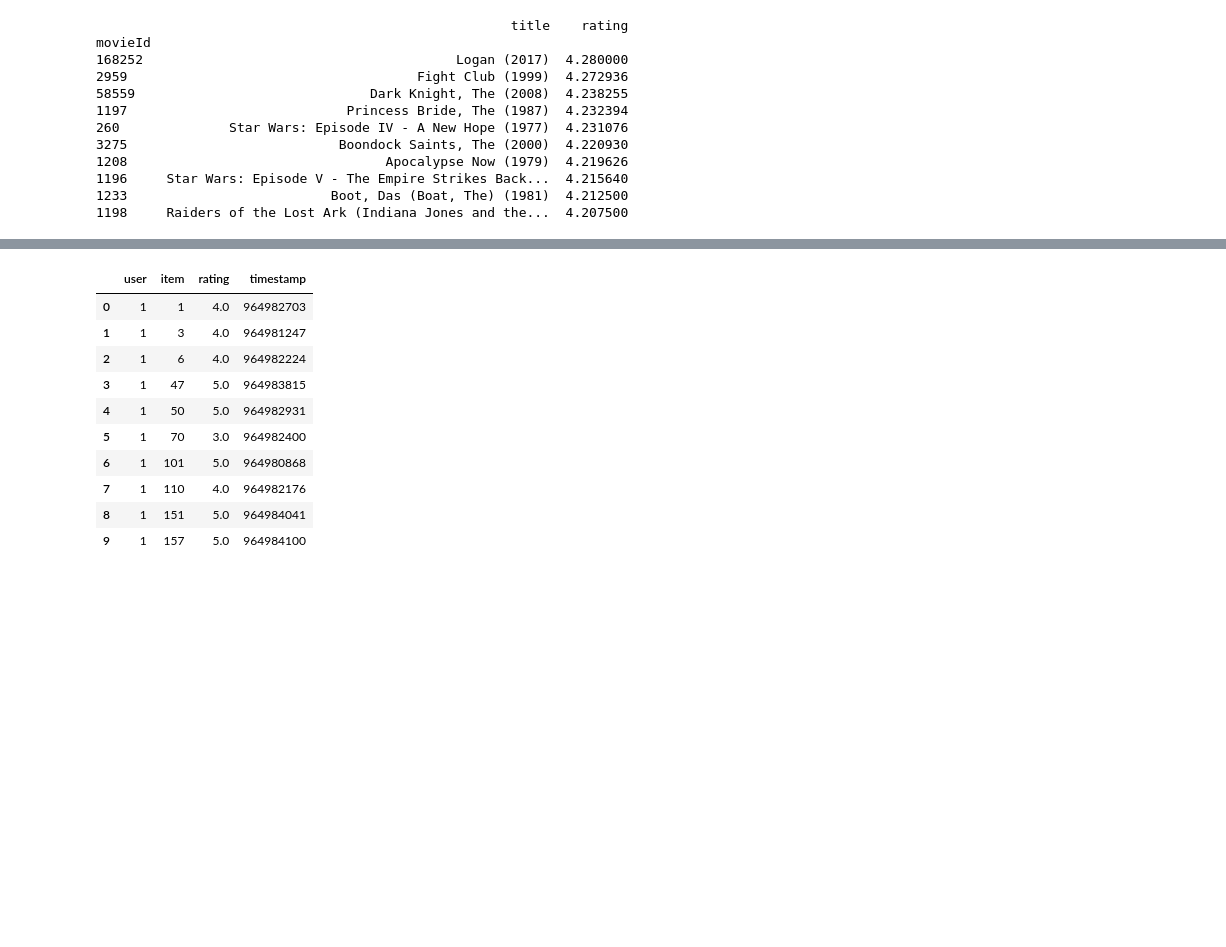
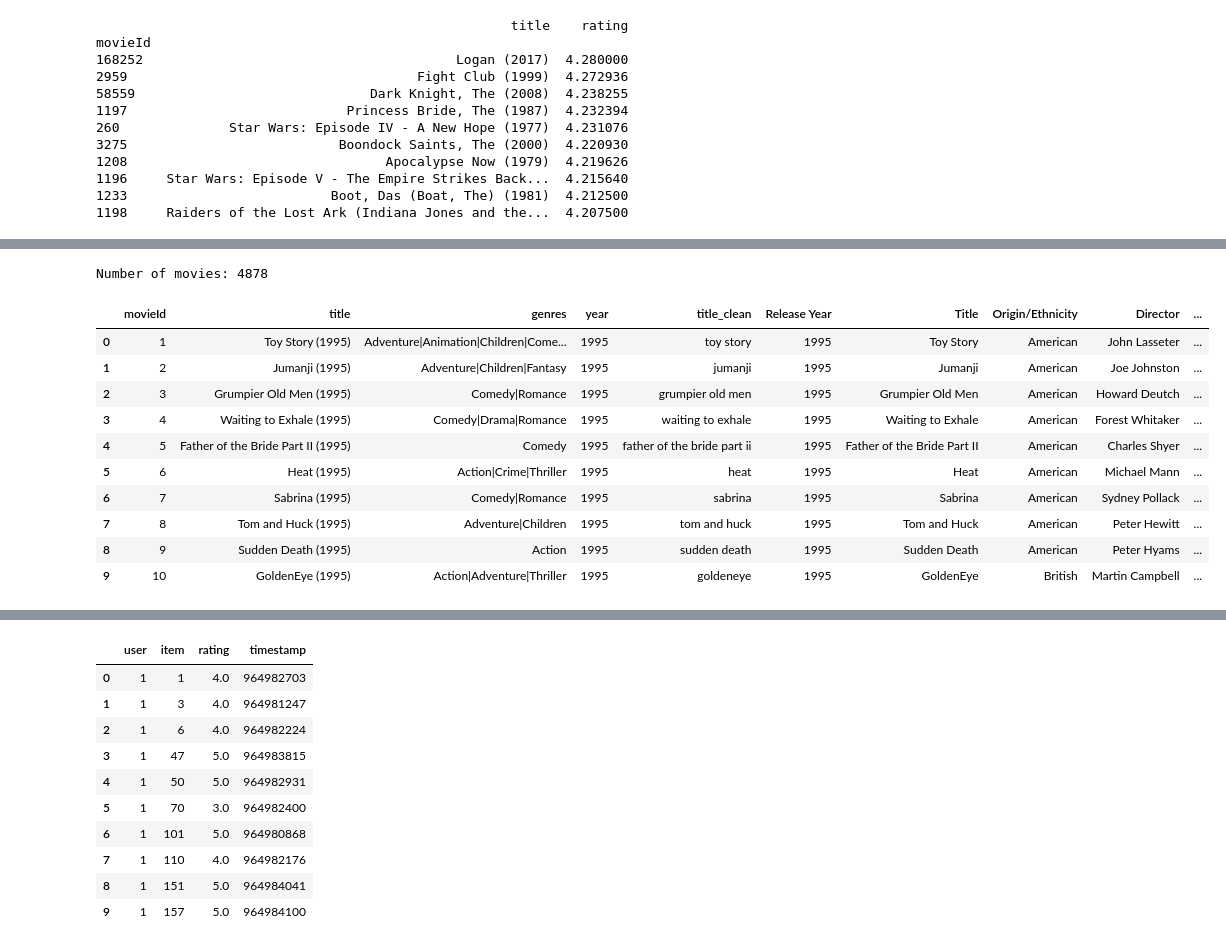
Before and after one commit to barnap/recsys-um-labs, a Jupyter notebook: Lab1/Tutorial Lab 1.ipynb, the cells around one changed output, grey strips where cells are left out. Cells and saved outputs as stored; diff of their text form; code cells hidden in the pictures; blank space fills up the shorter version.

```diff
--- a/Lab1/Tutorial Lab 1.ipynb
+++ b/Lab1/Tutorial Lab 1.ipynb
@@ -168,3 +175,5 @@ movieId
 # %%
-# use sklearn KNN
+wiki_plots_dataset_folder = "./wiki_movie_plots_deduped"
+plots_df = pd.read_csv(wiki_plots_dataset_folder+"/wiki_movie_plots_deduped.csv")
+display(plots_df.head(10))
 # %% [output]
@@ -171,0 +254,3 @@ movieId
+# %%
+plots_df['title_clean'] = plots_df['Title'].str.strip().str.lower()
+display(plots_df.head(10))
@@ -171,0 +273,17 @@ movieId
+# %%
+joined_plot_df = pd.merge(movies_df, plots_df,  how='inner', left_on=['title_clean','year'], right_on = ['title_clean','Release Year'])
+print("Number of movies: " + str(joined_plot_df.shape[0]))
+display(joined_plot_df.head(10))
+# %% [output]
+Number of movies: 4878
+|  | movieId | title | genres | year | title_clean | Release Year | Title | Origin/Ethnicity | Director | ... |
+| 0 | 1 | Toy Story (1995) | Adventure|Animation|Children|Come... | 1995 | toy story | 1995 | Toy Story | American | John Lasseter | ... |
+| 1 | 2 | Jumanji (1995) | Adventure|Children|Fantasy | 1995 | jumanji | 1995 | Jumanji | American | Joe Johnston | ... |
+| 2 | 3 | Grumpier Old Men (1995) | Comedy|Romance | 1995 | grumpier old men | 1995 | Grumpier Old Men | American | Howard Deutch | ... |
+| 3 | 4 | Waiting to Exhale (1995) | Comedy|Drama|Romance | 1995 | waiting to exhale | 1995 | Waiting to Exhale | American | Forest Whitaker | ... |
+| 4 | 5 | Father of the Bride Part II (1995) | Comedy | 1995 | father of the bride part ii | 1995 | Father of the Bride Part II | American | Charles Shyer | ... |
+| 5 | 6 | Heat (1995) | Action|Crime|Thriller | 1995 | heat | 1995 | Heat | American | Michael Mann | ... |
+| 6 | 7 | Sabrina (1995) | Comedy|Romance | 1995 | sabrina | 1995 | Sabrina | American | Sydney Pollack | ... |
+| 7 | 8 | Tom and Huck (1995) | Adventure|Children | 1995 | tom and huck | 1995 | Tom and Huck | American | Peter Hewitt | ... |
+| 8 | 9 | Sudden Death (1995) | Action | 1995 | sudden death | 1995 | Sudden Death | American | Peter Hyams | ... |
+| 9 | 10 | GoldenEye (1995) | Action|Adventure|Thriller | 1995 | goldeneye | 1995 | GoldenEye | British | Martin Campbell | ... |
```
Also changed, not shown: parts of 54 cells of this notebook, 12 other files.
